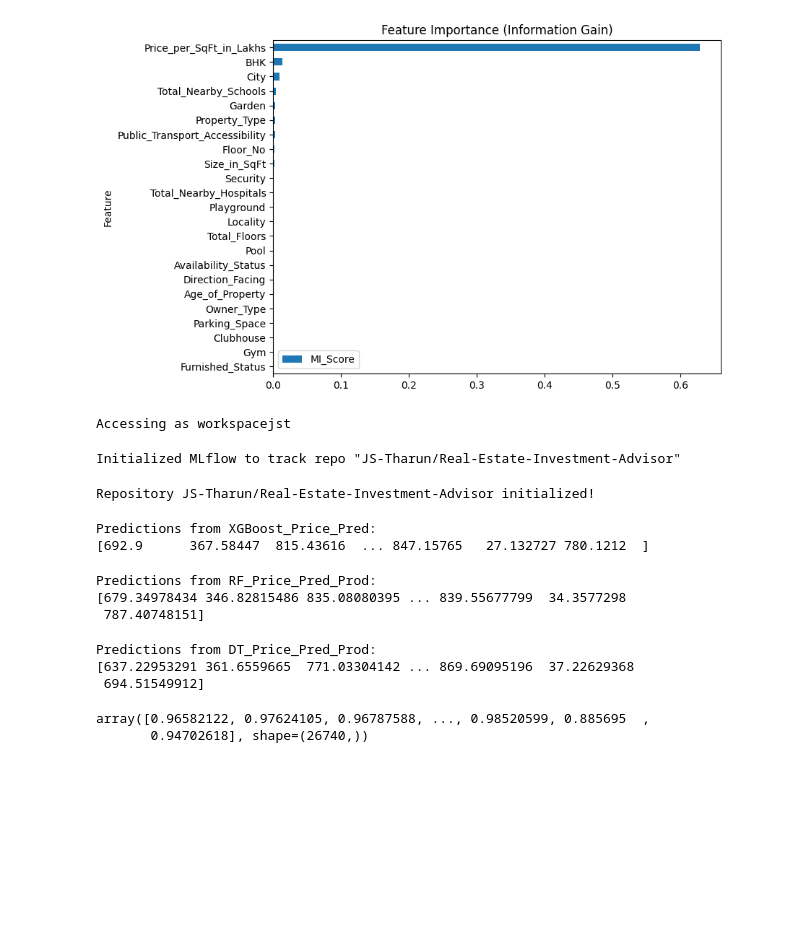
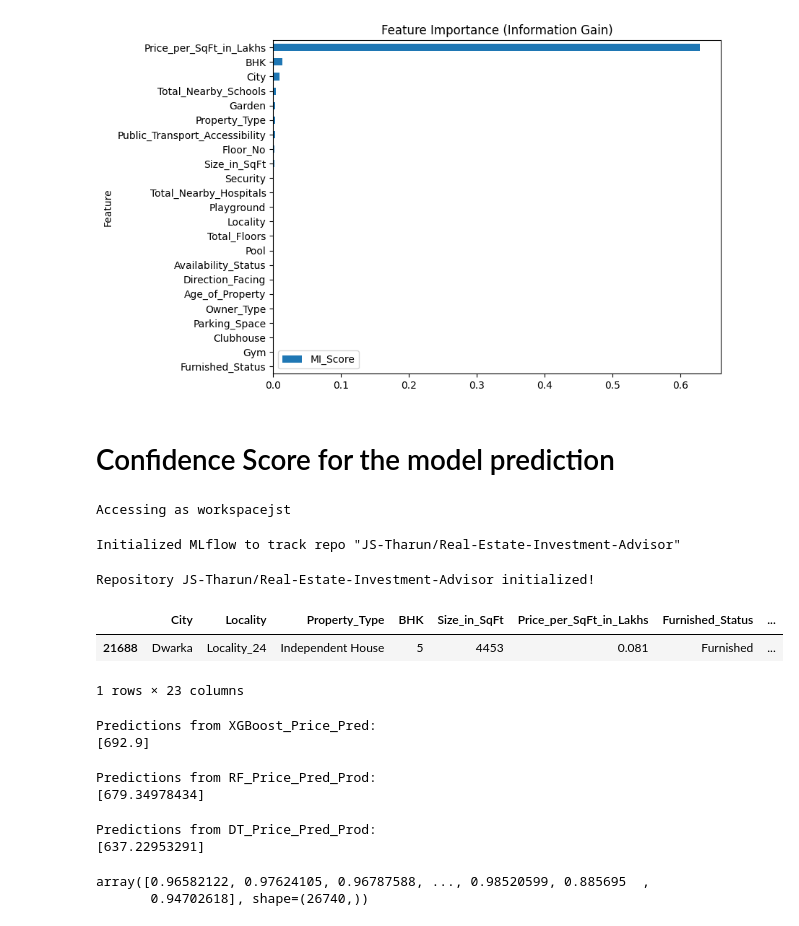
Before and after one commit to JS-Tharun/Real-Estate-Investment-Advisor, a Jupyter notebook: price_prediction.ipynb, the cells around one changed output. Saved outputs shown, nothing was run; the diff lists cells and outputs as text; code cells hidden in the pictures; blank space fills up the shorter version.

```diff
--- a/price_prediction.ipynb
+++ b/price_prediction.ipynb
@@ -981,5 +983,7 @@ plt.show()
 # %% [output]
 [figure]
+# %% [markdown]
+# Confidence Score for the model prediction
 # %%
 dagshub.init(
   repo_owner='JS-Tharun',
@@ -995,6 +999,12 @@ os.environ['MLFLOW_TRACKING_PASSWORD'] = f"{os.getenv('DAGSHUB_PASSWORD')}"
 Accessing as workspacejst
 Initialized MLflow to track repo "JS-Tharun/Real-Estate-Investment-Advisor"
 Repository JS-Tharun/Real-Estate-Investment-Advisor initialized!
+# %%
+X_test[0:1]
+# %% [output]
+|  | City | Locality | Property_Type | BHK | Size_in_SqFt | Price_per_SqFt_in_Lakhs | Furnished_Status | ... |
+| 21688 | Dwarka | Locality_24 | Independent House | 5 | 4453 | 0.081 | Furnished | ... |
+1 rows × 23 columns
 # %%
 prod_model = ["XGBoost_Price_Pred", "RF_Price_Pred_Prod", "DT_Price_Pred_Prod"]
 predictions = []
@@ -1002,20 +1012,18 @@ for model in prod_model:
     model_uri = f"models:/{model}@champion"
     loaded_model = mlflow.pyfunc.load_model(model_uri)
 
-    y_pred = loaded_model.predict(X_test)
+    y_pred = loaded_model.predict(X_test[0:1])
 
     print(f"Predictions from {model}:")
     print(y_pred)
     predictions.append(y_pred)
 # %% [output]
 Predictions from XGBoost_Price_Pred:
-[692.9      367.58447  815.43616  ... 847.15765   27.132727 780.1212  ]
+[692.9]
 Predictions from RF_Price_Pred_Prod:
-[679.34978434 346.82815486 835.08080395 ... 839.55677799  34.3577298
- 787.40748151]
+[679.34978434]
 Predictions from DT_Price_Pred_Prod:
-[637.22953291 361.6559665  771.03304142 ... 869.69095196  37.22629368
- 694.51549912]
+[637.22953291]
 # %%
 mean_pred = np.mean(predictions, axis=0)
 std_dev = np.std(predictions, axis=0)
```
Also changed, not shown: parts of 9 cells of this notebook, 1 other file.
